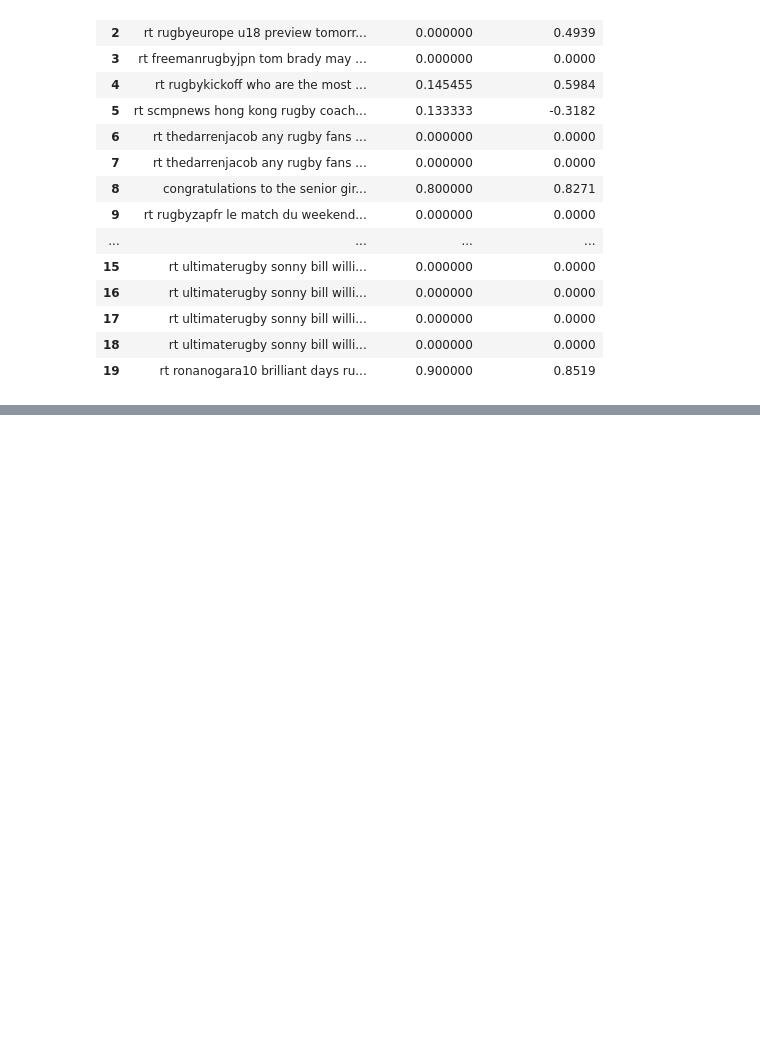
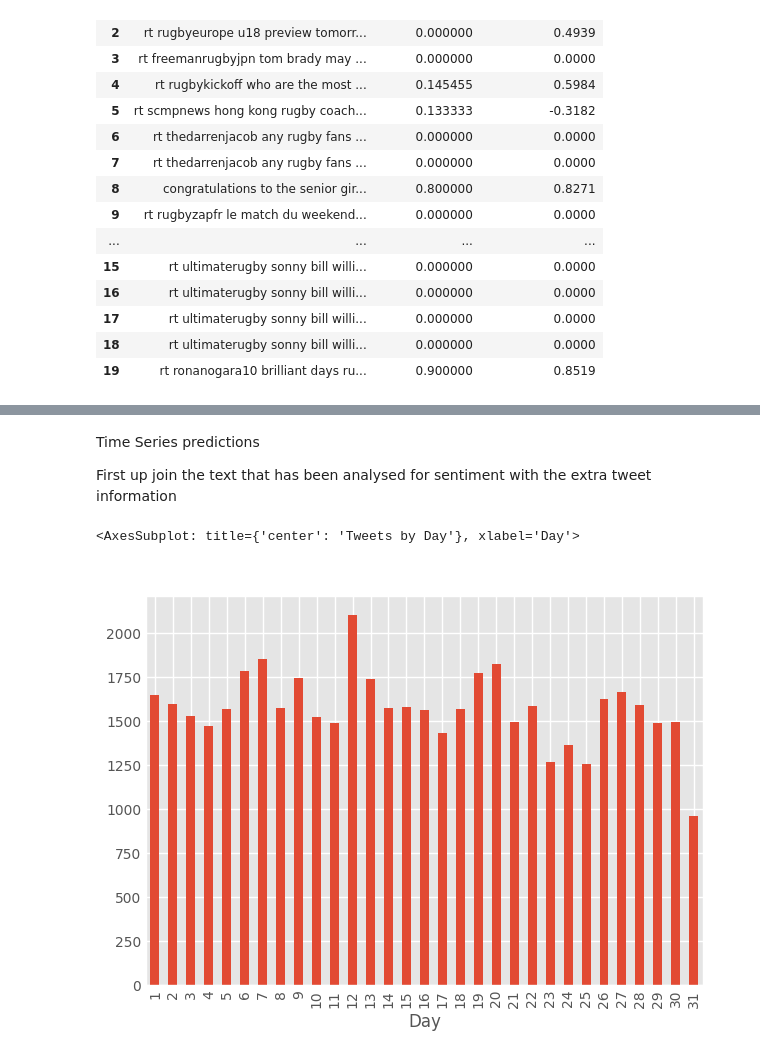
Before and after one commit to sba22230/CA_4_SocialMediaStreaming, a Jupyter notebook: mongo connection working.ipynb, the cells around one changed output, grey strips where cells are left out. Cells and saved outputs as stored; diff of their text form; code cells hidden in the pictures; blank space fills up the shorter version.

Commit message:
Check in of a more complete data set

```diff
--- a/mongo connection working.ipynb
+++ b/mongo connection working.ipynb
@@ -898,3 +901,27 @@ pdfText.head()
 | 4 | 1379460402128564225 | rt rugbykickoff who are the most ... | [rt, rugbykickoff, who, are, the,... | [rt, rugbykickoff, positive, rugb... | [rugbykickoff, posit, rugbi, pers... | 0.145455 | 0.5984 |
 # %%
 pdfText.to_csv("Data/TweetwithSentiment.csv", encoding='utf-8')
+# %% [markdown]
+Time Series predictions
+
+First up join the text that has been analysed for sentiment with the extra tweet information
+# %%
+import pandas as pd
+import matplotlib.pyplot as plt
+plt.style.use('ggplot')
+tweetInfo = pd.read_parquet("dashboard.parquet/part-00000-e8c8ce7f-fd0c-4340-8076-e6fb17eb4004-c000.snappy.parquet")
+sentimentInfo = pd.read_csv("Data/TweetwithSentiment.csv")
+sentimentInfo = sentimentInfo.drop(['Unnamed: 0'], axis=1)
+sentimentInfo = sentimentInfo.groupby(['id']).mean()
+# %%
+tweetInfo = pd.merge(tweetInfo , sentimentInfo, left_on='id', right_on='id', how='inner')
+# %%
+tweetInfo['CombinedSentiment'] = tweetInfo['txbSentiment'] + tweetInfo['vaderSentiment']
+# %%
+tweetInfo['LikertScale'] = tweetInfo['CombinedSentiment'].apply(lambda x: 'Very Positive' if x > 1 else ('Positive' if x > 0  else ('Neutral' if x == 0 else ('Negative' if x > -1  else 'Very Negative'))))
+# %%
+
+tweetInfo.value_counts('Day').sort_index().plot(kind='bar', title='Tweets by Day')
+# %% [output]
+<AxesSubplot: title={'center': 'Tweets by Day'}, xlabel='Day'>
+[figure, added]
```
Also changed, not shown: parts of 7 cells of this notebook.
